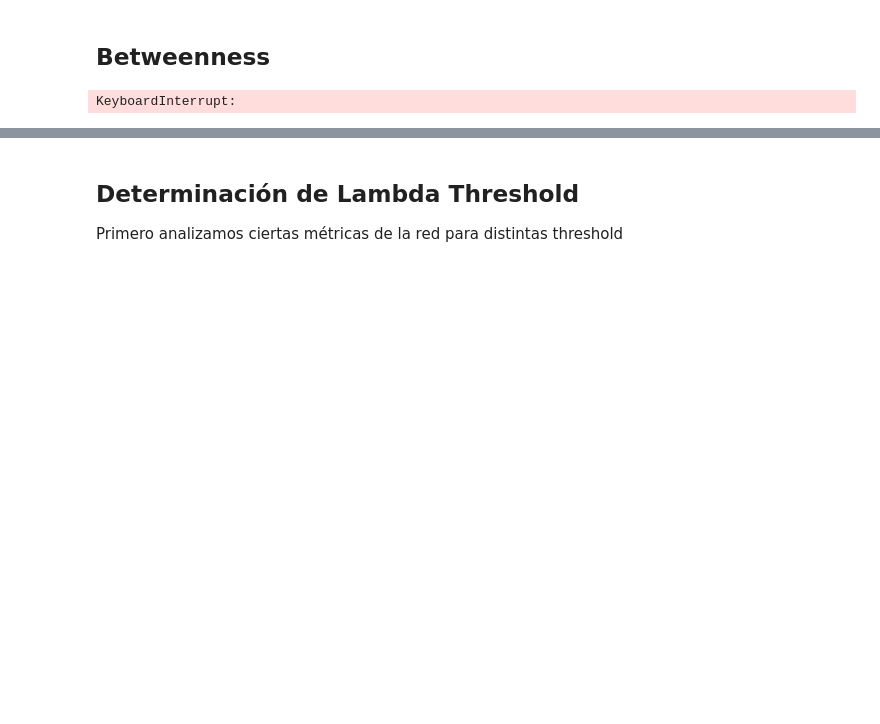
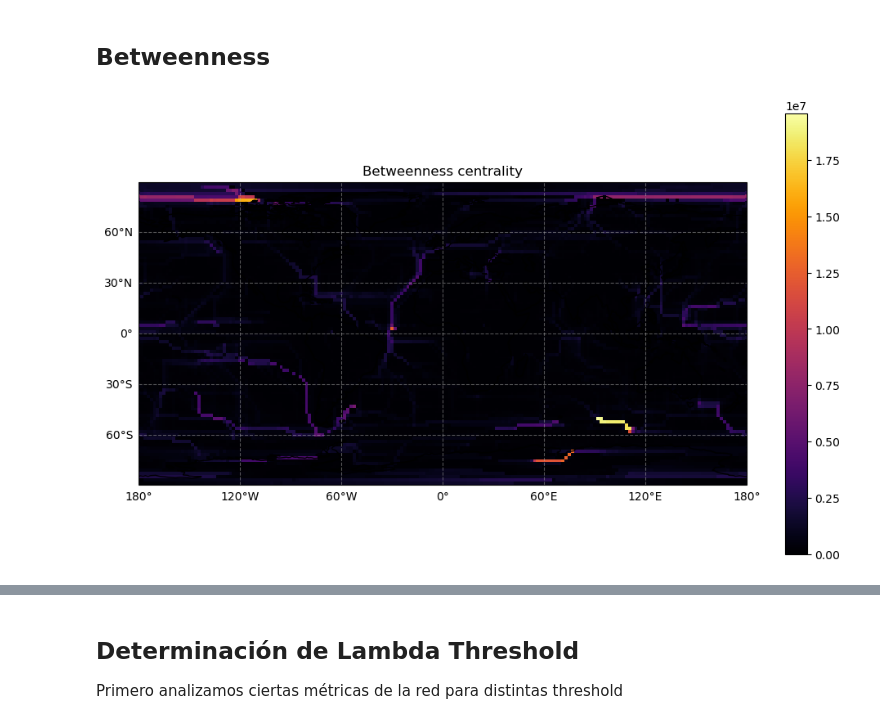
Before and after one commit to ipelayo1/TFG_Ivan, a Jupyter notebook: extract_data.ipynb, the cells around one changed output, grey strips where cells are left out. Drawn from its saved outputs; the diff is of its cells as text; code cells hidden in the pictures; blank space fills up the shorter version.

```diff
--- a/extract_data.ipynb
+++ b/extract_data.ipynb
@@ -667,35 +674,39 @@ plt.show()
 
 #como no se hasta que punto es util, y va a tardar mucho en calcularse, voy a usar la forma rapida de gemini que solo toma 500 nodos, y se
 #supone que es bastante buena igualmente
+for u, v, data in graph.edges(data=True):
+    # data['weight'] contiene tu valor de correlación
+    # 1 - abs(correlacion) hace que las conexiones más fuertes sean el "camino más corto"
+    data['distance'] = 1.0 - abs(data['weight'])
 
-bet_dict = nx.betweenness_centrality(graph, k=None, normalized=True)
+bet_dict = nx.betweenness_centrality(graph, k=None, normalized=False, weight='distance')
 bet_vector = [bet_dict.get(i, 0) for i in range(len(graph.nodes))]
 
 da_betweenness = xr.DataArray(bet_vector, coords={'node': nodos}, dims='node')
 mapa_betweenness = da_betweenness.unstack('node')
 
 plt.figure(figsize=(12, 7))
 ax = plt.axes(projection=ccrs.PlateCarree())
 
 
 mapa_betweenness.plot(
     ax=ax,
     transform=ccrs.PlateCarree(), # Indica que los datos están en lat/lon
     cmap='inferno',
 )
 
 
 ax.add_feature(cfeature.COASTLINE, linewidth=1) # Líneas de costa
 #ax.add_feature(cfeature.BORDERS, linestyle=':', alpha=0.5) # Fronteras políticas
 ax.add_feature(cfeature.LAND, facecolor='lightgray', alpha=0.2) # Color para la tierra
 
 # 4. Añadir cuadrícula con etiquetas de lat/lon
 gl = ax.gridlines(draw_labels=True, linestyle='--', alpha=0.5)
 gl.top_labels = False
 gl.right_labels = False
 
 plt.title("Betweenness centrality")
 plt.show()
 # %% [output]
-KeyboardInterrupt:
+[figure, added]
 # %%
```
Also changed, not shown: parts of 5 cells of this notebook, 5 other files.
